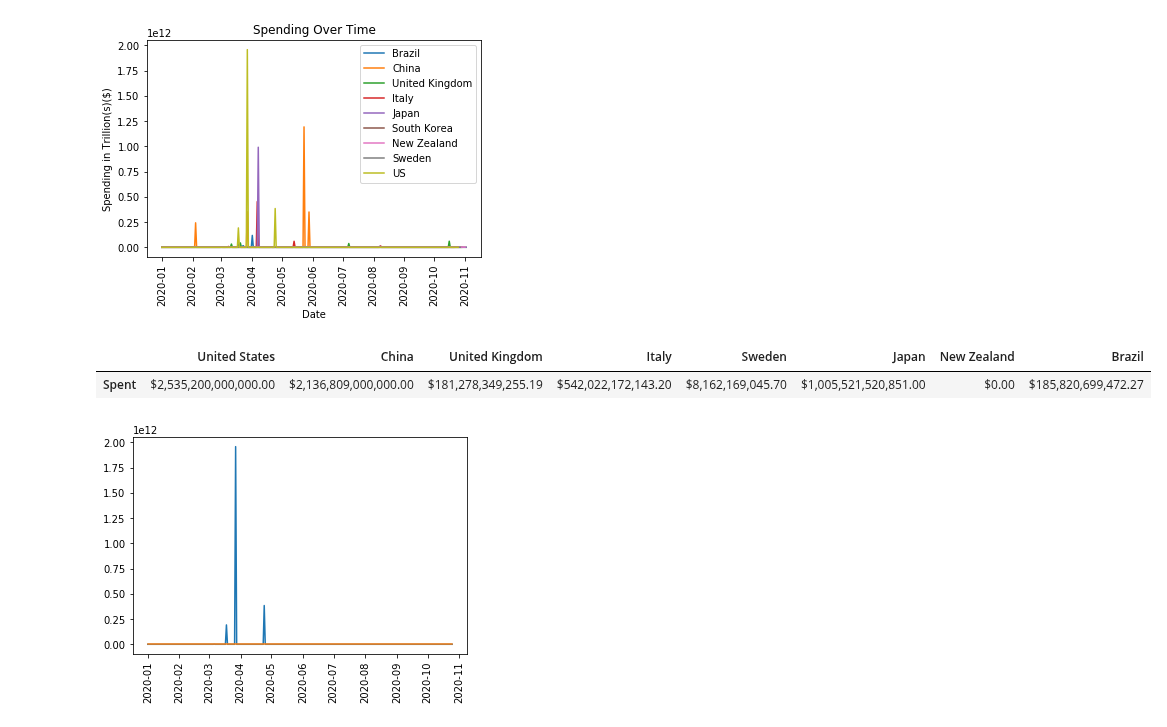
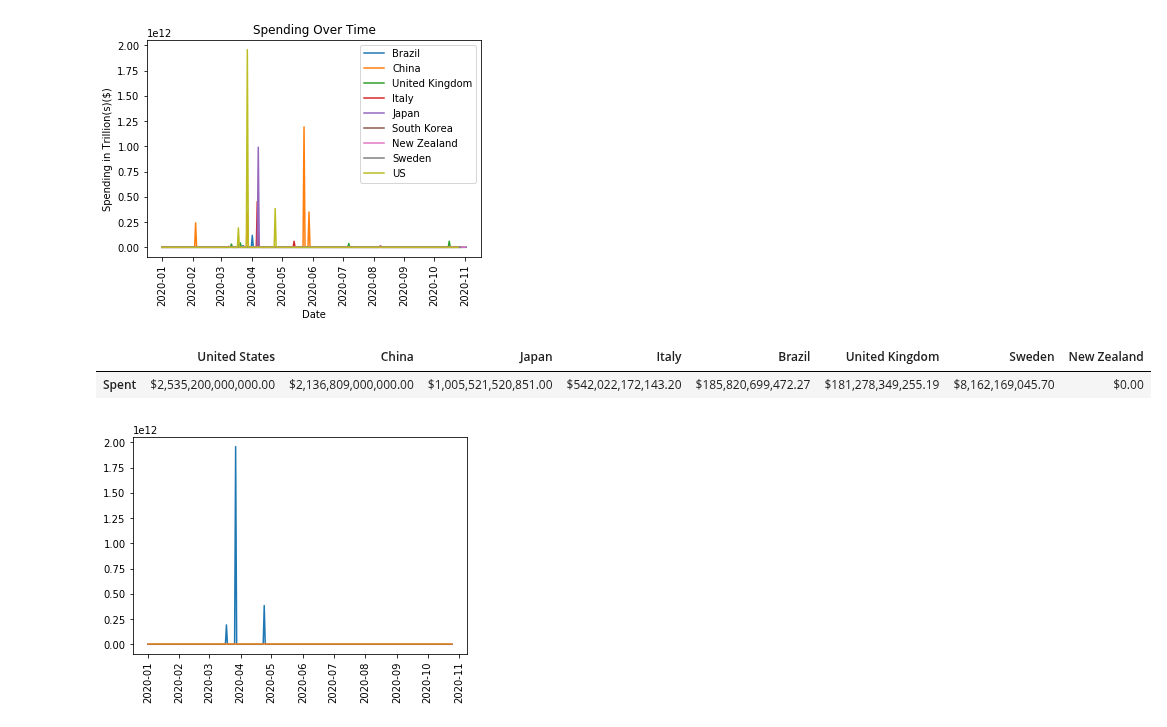
Before and after one commit to rejane-b/Project_1, a Jupyter notebook: Economics.ipynb, the cells around one changed output. Drawn from its saved outputs; the diff is of its cells as text; code cells hidden in the pictures.

```diff
--- a/Economics.ipynb
+++ b/Economics.ipynb
@@ -182,22 +182,22 @@ plt.show()
 # %%
 us_spend = us['E3_Fiscal_measures'].sum()
 china_spend = china['E3_Fiscal_measures'].sum()
 uk_sum = uk['E3_Fiscal_measures'].sum()
 italy_sum = italy['E3_Fiscal_measures'].sum()
 sweden_sum = meatball['E3_Fiscal_measures'].sum()
 japan_sum = japan['E3_Fiscal_measures'].sum()
 nz_sum = nz['E3_Fiscal_measures'].sum()
 brazil_sum = brazil['E3_Fiscal_measures'].sum()
 
-total = {'United States':[us_spend],'China':[china_spend],'United Kingdom':[uk_sum],'Italy':[italy_sum],
-          'Sweden':[sweden_sum],'Japan':[japan_sum],'New Zealand':[nz_sum],'Brazil':[brazil_sum]}
-pd.options.display.float_format = '${:,.2f}'.format
+total = {'United States':[us_spend],'China':[china_spend],'Japan':[japan_sum],'Italy':[italy_sum],'Brazil':[brazil_sum],
+         'United Kingdom':[uk_sum],'Sweden':[sweden_sum],'New Zealand':[nz_sum]}
+
 
 sum_df = pd.DataFrame(index=['Spent'],data = total)
-sum_df
+sum_df.style.format('${:,.2f}')
 # %% [output]
-|  | United States | China | United Kingdom | Italy | Sweden | Japan | New Zealand | Brazil |
-| Spent | $2,535,200,000,000.00 | $2,136,809,000,000.00 | $181,278,349,255.19 | $542,022,172,143.20 | $8,162,169,045.70 | $1,005,521,520,851.00 | $0.00 | $185,820,699,472.27 |
+|  | United States | China | Japan | Italy | Brazil | United Kingdom | Sweden | New Zealand |
+| Spent | $2,535,200,000,000.00 | $2,136,809,000,000.00 | $1,005,521,520,851.00 | $542,022,172,143.20 | $185,820,699,472.27 | $181,278,349,255.19 | $8,162,169,045.70 | $0.00 |
 # %%
 #US spending and cases.  Cannot tell anything because US spending is 2Trillion and cases is over 8million
 plt.plot(us['Date'],us['E3_Fiscal_measures'])
```
Also changed, not shown: parts of 1 cell of this notebook.
